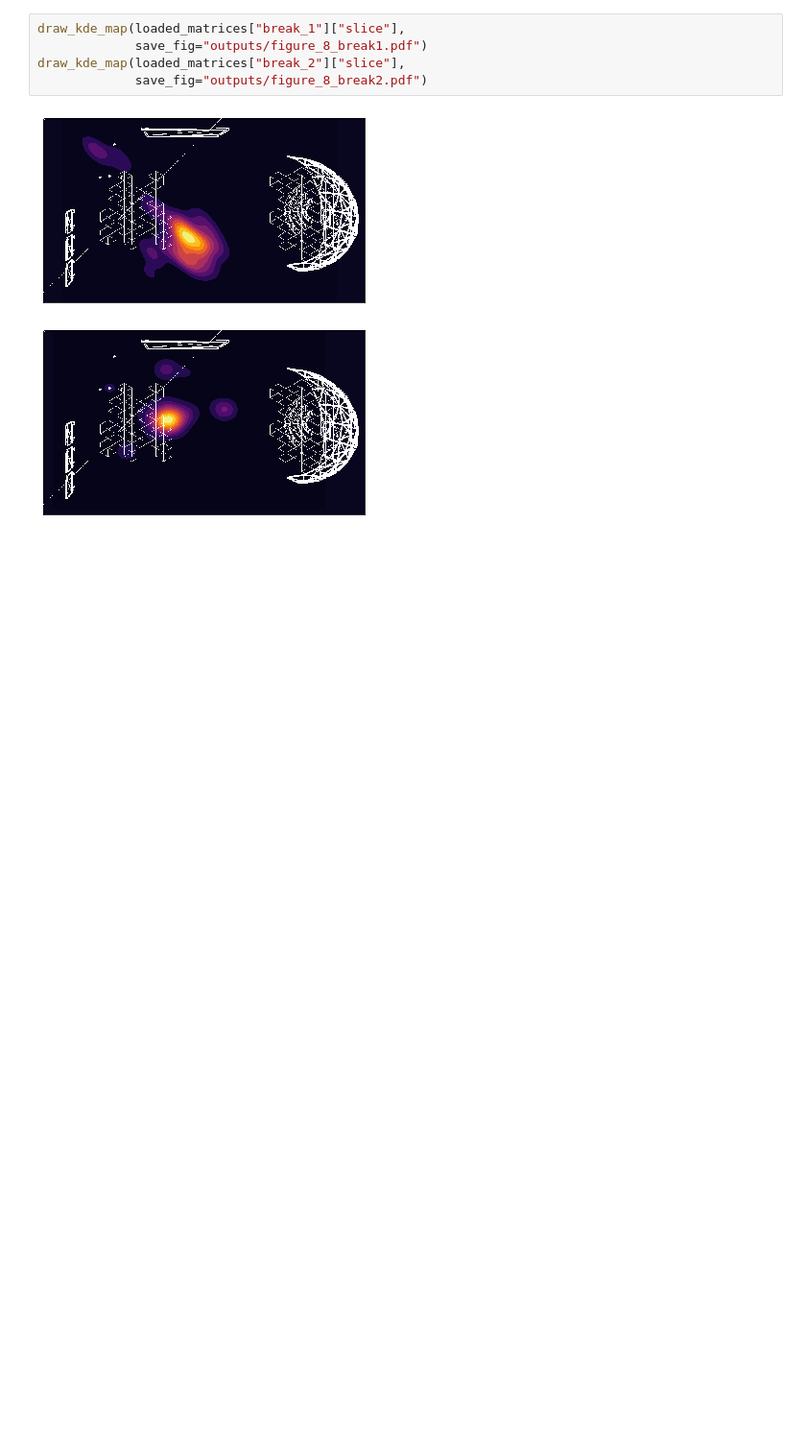
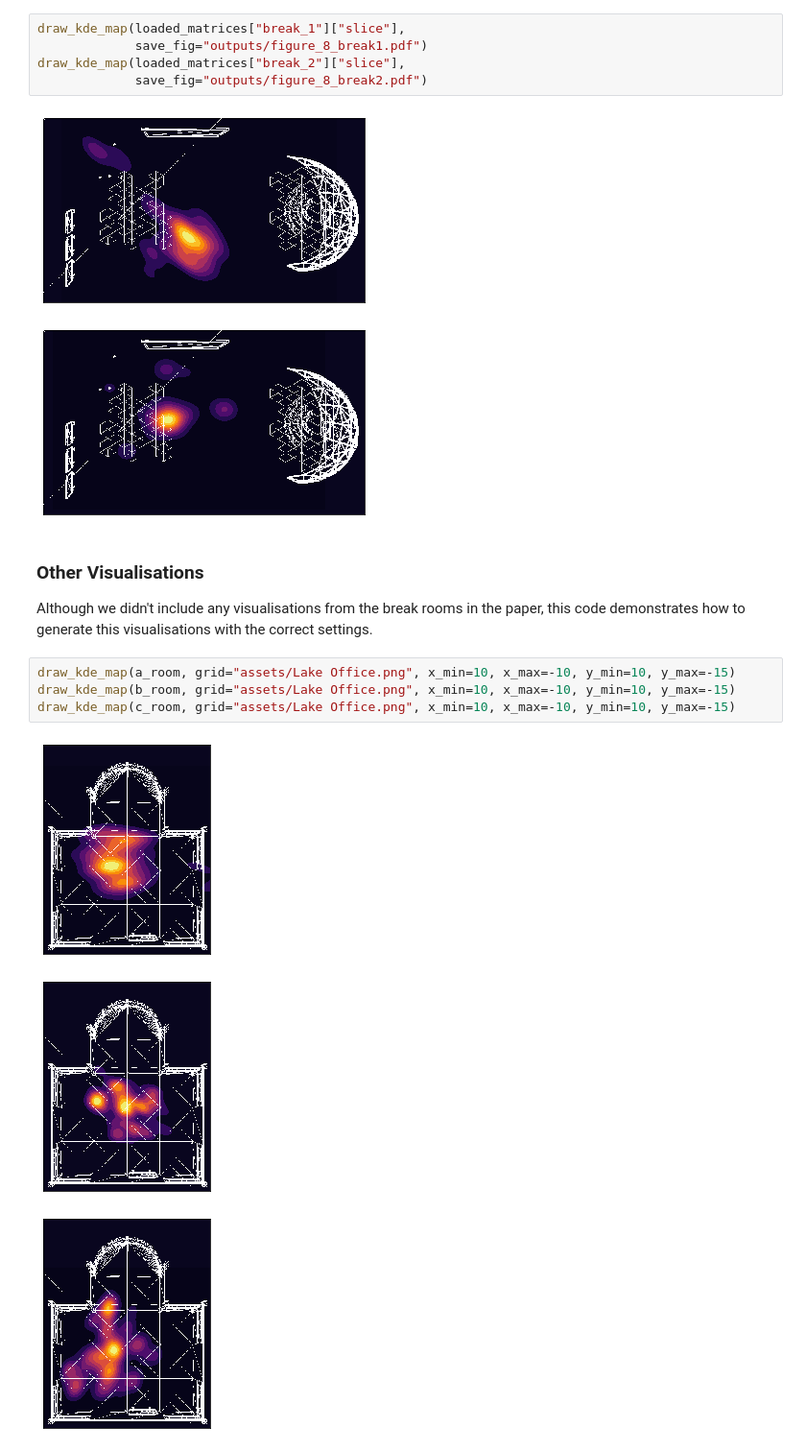
Before and after one commit to ayman/hubs-research-acm-chi-2021, a Jupyter notebook: 3.Notebooks/3.VisualisingSocialMetrics.ipynb, the cells around one changed output. Shown at 96% size. Cells and saved outputs as stored; diff of their text form; blank space fills up the shorter version.

Commit message:
Added breakout room visualisations

```diff
--- a/3.Notebooks/3.VisualisingSocialMetrics.ipynb
+++ b/3.Notebooks/3.VisualisingSocialMetrics.ipynb
@@ -293,3 +293,15 @@ draw_kde_map(loaded_matrices["break_2"]["slice"],
 # %% [output]
 [figure]
 [figure]
+# %% [markdown]
+### Other Visualisations
+
+Although we didn't include any visualisations from the break rooms in the paper, this code demonstrates how to generate this visualisations with the correct settings.
+# %%
+draw_kde_map(a_room, grid="assets/Lake Office.png", x_min=10, x_max=-10, y_min=10, y_max=-15)
+draw_kde_map(b_room, grid="assets/Lake Office.png", x_min=10, x_max=-10, y_min=10, y_max=-15)
+draw_kde_map(c_room, grid="assets/Lake Office.png", x_min=10, x_max=-10, y_min=10, y_max=-15)
+# %% [output]
+[figure, added]
+[figure, added]
+[figure, added]
```
